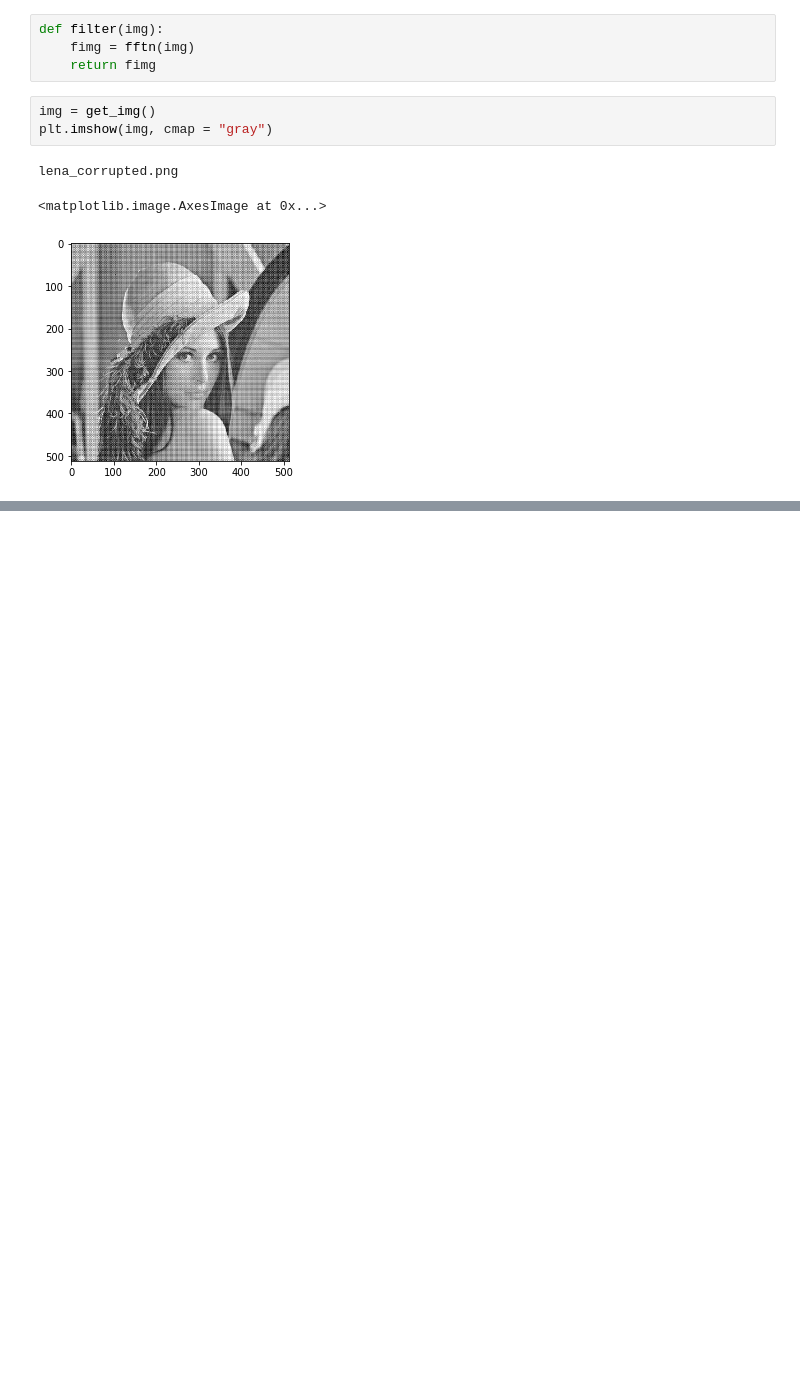
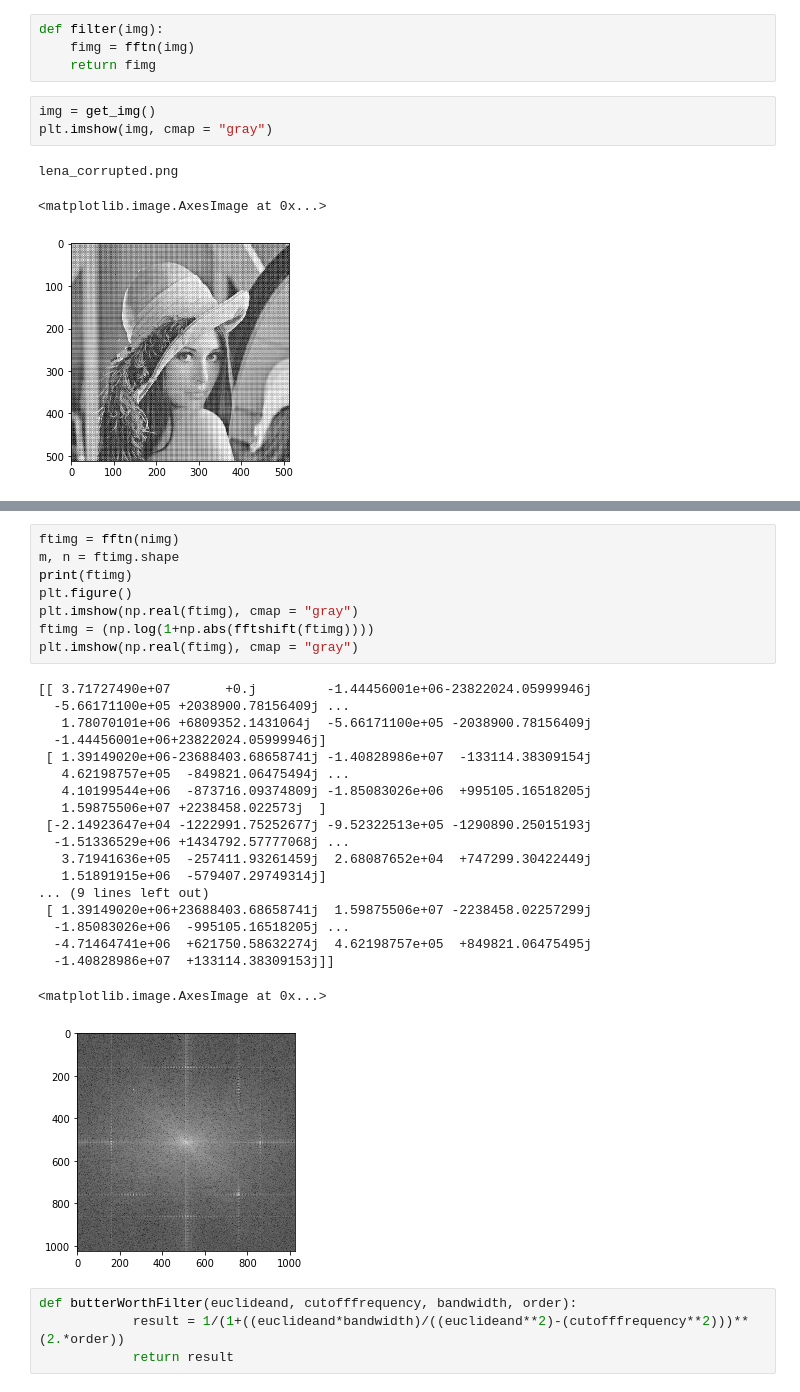
Before and after one commit to ggazetta/SCC5830_Project, a Jupyter notebook: final_project.ipynb, the cells around one changed output, grey strips where cells are left out. Cells and saved outputs as stored; diff of their text form; blank space fills up the shorter version.

```diff
--- a/final_project.ipynb
+++ b/final_project.ipynb
@@ -55,0 +50,32 @@ def gaussian_filter(k=3, sigma=1.0):
+# %%
+ftimg = fftn(nimg)
+m, n = ftimg.shape
+print(ftimg)
+plt.figure()
+plt.imshow(np.real(ftimg), cmap = "gray")
+ftimg = (np.log(1+np.abs(fftshift(ftimg))))
+plt.imshow(np.real(ftimg), cmap = "gray")
+# %% [output]
+[[ 3.71727490e+07       +0.j         -1.44456001e+06-23822024.05999946j
+  -5.66171100e+05 +2038900.78156409j ...
+   1.78070101e+06 +6809352.1431064j  -5.66171100e+05 -2038900.78156409j
+  -1.44456001e+06+23822024.05999946j]
+ [ 1.39149020e+06-23688403.68658741j -1.40828986e+07  -133114.38309154j
+   4.62198757e+05  -849821.06475494j ...
+   4.10199544e+06  -873716.09374809j -1.85083026e+06  +995105.16518205j
+   1.59875506e+07 +2238458.022573j  ]
+ [-2.14923647e+04 -1222991.75252677j -9.52322513e+05 -1290890.25015193j
+  -1.51336529e+06 +1434792.57777068j ...
+   3.71941636e+05  -257411.93261459j  2.68087652e+04  +747299.30422449j
+   1.51891915e+06  -579407.29749314j]
+... (9 lines left out)
+ [ 1.39149020e+06+23688403.68658741j  1.59875506e+07 -2238458.02257299j
+  -1.85083026e+06  -995105.16518205j ...
+  -4.71464741e+06  +621750.58632274j  4.62198757e+05  +849821.06475495j
+  -1.40828986e+07  +133114.38309153j]]
+<matplotlib.image.AxesImage at 0x...>
+[figure, added]
+# %%
+def butterWorthFilter(euclideand, cutofffrequency, bandwidth, order):
+            result = 1/(1+((euclideand*bandwidth)/((euclideand**2)-(cutofffrequency**2)))**(2.*order))
+            return result
```
Also changed, not shown: parts of 8 cells of this notebook.
